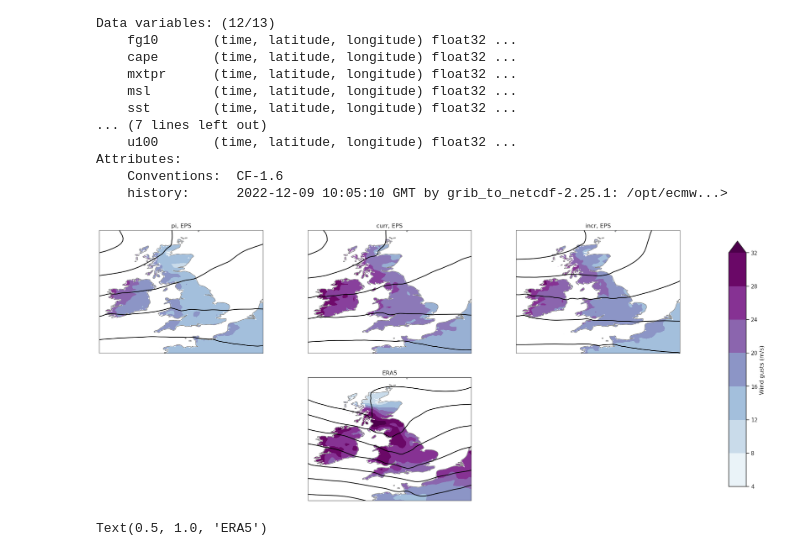
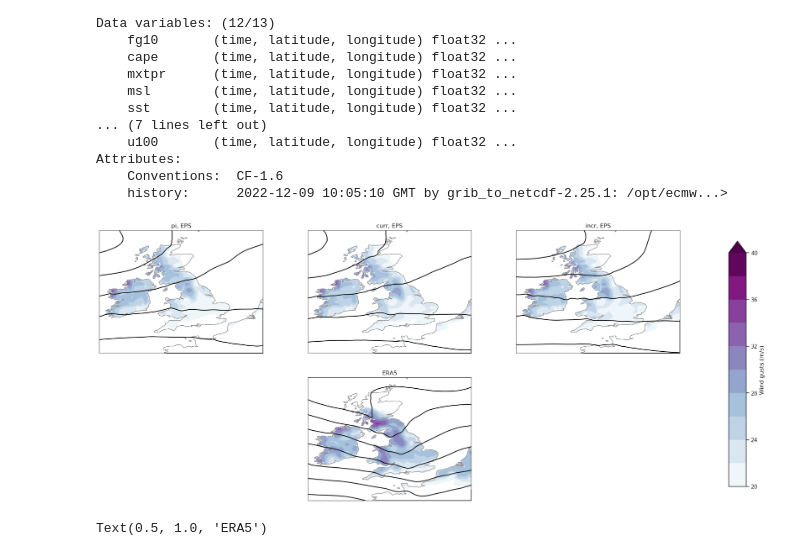
Before and after one commit to deviterra/storm_dudley, a Jupyter notebook: file/00_t_wind_gusts_plot.ipynb, the cells around one changed output. Saved outputs shown, nothing was run; the diff lists cells and outputs as text; code cells hidden in the pictures.

```diff
--- a/file/00_t_wind_gusts_plot.ipynb
+++ b/file/00_t_wind_gusts_plot.ipynb
@@ -160,3 +158,7 @@ max_time_incr = '2022-02-16T15'
+# %%
+wd_pi = wind_gusts_pi.sel(number=max_number['pi']).max(dim='time').sum(dim='number')/10
+wd_curr = wind_gusts_curr.sel(number=max_number['curr']).max(dim='time').sum(dim='number')/10
+wd_incr = wind_gusts_curr.sel(number=max_number['incr']).max(dim='time').sum(dim='number')/10
 # %%
 
 #DRAFT IN FINDING OUT THE TIME FOR EACH NUMBER WHEN MAX WINDGUST IS REACHED
@@ -191,13 +192,12 @@ Attributes:
     units:      m s**-1
     long_name:  10 metre wind gust since previous post-processing
 # %%
-wd_pi = wind_gusts_pi.sel(number=max_number['pi']).sel(time=max_time_pi).sum(dim='number')/10
-wd_curr = wind_gusts_curr.sel(number=max_number['curr']).sel(time=max_time_curr).sum(dim='number')/10
-wd_incr = wind_gusts_incr.sel(number=max_number['incr']).sel(time=max_time_incr).sum(dim='number')/10
-
+#Not needed anymore!!! This selecting a time slice in an ensemble number
+'''
 p_pi = pres_pi.sel(number=max_number['pi']).sel(time=max_time_pi).sum(dim='number')/10
 p_curr = pres_curr.sel(number=max_number['curr']).sel(time=max_time_pi).sum(dim='number')/10
 p_incr = pres_incr.sel(number=max_number['incr']).sel(time=max_time_incr).sum(dim='number')/10
+'''
 # %%
 lon_min = -11
 lon_max = 5
@@ -246,9 +246,9 @@ Attributes:
     history:      2022-12-09 10:05:10 GMT by grib_to_netcdf-2.25.1: /opt/ecmw...>
 # %%
 uk = [-11, 5, 48, 60]
-level = list(range(0,40,3))
+
 fig = plt.figure(1, figsize=(25, 10))
-#clevs_fg10 = np.linspace(0, 40, 11)  # 17
+clevs_fg10 = np.linspace(20, 40, 11)  # 17
 projection = ccrs.PlateCarree()
 
 #subplot of pi
@@ -259,9 +259,9 @@ ax_pi.add_feature(cfeature.OCEAN, zorder=12, color = 'white')  #zorder > 10
 
 
 
-cf = ax_pi.contourf(lon, lat, wd_pi, cmap=plt.cm.BuPu,
+cf = ax_pi.contourf(lon, lat, wd_pi, clevs_fg10, cmap=plt.cm.BuPu,
                 transform=projection, zorder = 10, extend = 'max')
-cs = ax_pi.contour(lon,lat, p_pi, colors='black',
+cs = ax_pi.contour(lon,lat, pres_pi, colors='black',
                     transform=projection, zorder = 16)
 ax_pi.set_title('pi'+", EPS")
 
@@ -271,45 +271,45 @@ ax_curr.set_extent(uk, projection)
 ax_curr.add_feature(cfeature.COASTLINE.with_scale('50m'), color = 'grey', zorder = 14)
 ax_curr.add_feature(cfeature.OCEAN, zorder=12, color = 'white')  #zorder > 10
 
-cf = ax_curr.contourf(lon, lat, wd_curr, cmap=plt.cm.BuPu,
+cf = ax_curr.contourf(lon, lat, wd_curr,clevs_fg10, cmap=plt.cm.BuPu,
                 transform=projection, zorder = 10, extend = 'max')
-cs = ax_curr.contour(lon,lat, p_curr, colors='black',
+cs = ax_curr.contour(lon,lat, pres_curr, colors='black',
                     transform=projection, zorder = 16)
 ax_curr.set_title('curr'+", EPS")
 
 #subplot of incr
 ax_incr = plt.subplot(2,3,3,projection = projection)
 ax_incr.set_extent(uk, projection)
 ax_incr.add_feature(cfeature.COASTLINE.with_scale('50m'), color = 'grey', zorder = 14)
 ax_incr.add_feature(cfeature.OCEAN, zorder=12, color = 'white')  #zorder > 10
 
-cf = ax_incr.contourf(lon, lat, wd_incr, cmap=plt.cm.BuPu,
+cf = ax_incr.contourf(lon, lat, wd_incr, clevs_fg10, cmap=plt.cm.BuPu,
                 transform=projection, zorder = 10, extend = 'max')
-cs = ax_incr.contour(lon,lat, p_incr, colors='black',
+cs = ax_incr.contour(lon,lat, pres_incr, colors='black',
                     transform=projection, zorder = 16)
 ax_incr.set_title('incr'+", EPS")
 
 #subplot of era5
 ax_era5 = plt.subplot(2,3,5,projection = projection)
 ax_era5.set_extent(uk, projection)
 ax_era5.add_feature(cfeature.COASTLINE.with_scale('50m'), color = 'grey', zorder = 14)
 ax_era5.add_feature(cfeature.OCEAN, zorder=12, color = 'white')  #zorder > 10
 
-cf = ax_era5.contourf(lon_e, lat_e, era5_GUST.sel(time='2022-02-16'), cmap=plt.cm.BuPu,
+cf = ax_era5.contourf(lon_e, lat_e, era5_GUST.sel(time='2022-02-16'), clevs_fg10, cmap=plt.cm.BuPu,
                 transform=projection, zorder = 10, extend = 'max')
 cs = ax_era5.contour(lon_e,lat_e, era5_MSL.sel(time='2022-02-16'), colors='black',
                     transform=projection, zorder = 16)
 ax_era5.set_title('ERA5')
 
 
 fig.subplots_adjust(right=0.8)
 cbar_ax = fig.add_axes([0.85, 0.15, 0.02, 0.7])
 fig.colorbar(cf, cax=cbar_ax, label='Wind gusts (m/s)', extend = 'max')
 
 plt.savefig('figures/00_wind_gusts_inidate'+'2022-02-14'+'.png')
 plt.savefig('figures/00_wind_gusts_inidate'+'2022-02-14'+'.png')
 # %% [output]
-[figure, old version]
+[figure, new version]
 # %%
 '''
 #subplot of era5
```
Also changed, not shown: parts of 4 cells of this notebook, 7 other files.
